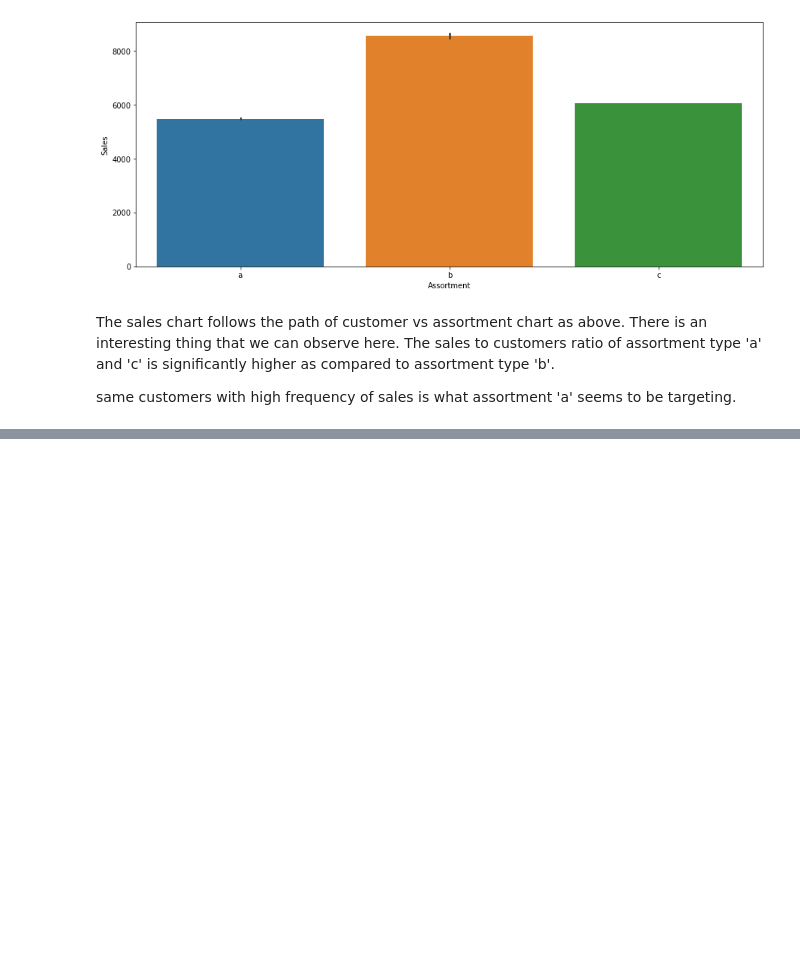
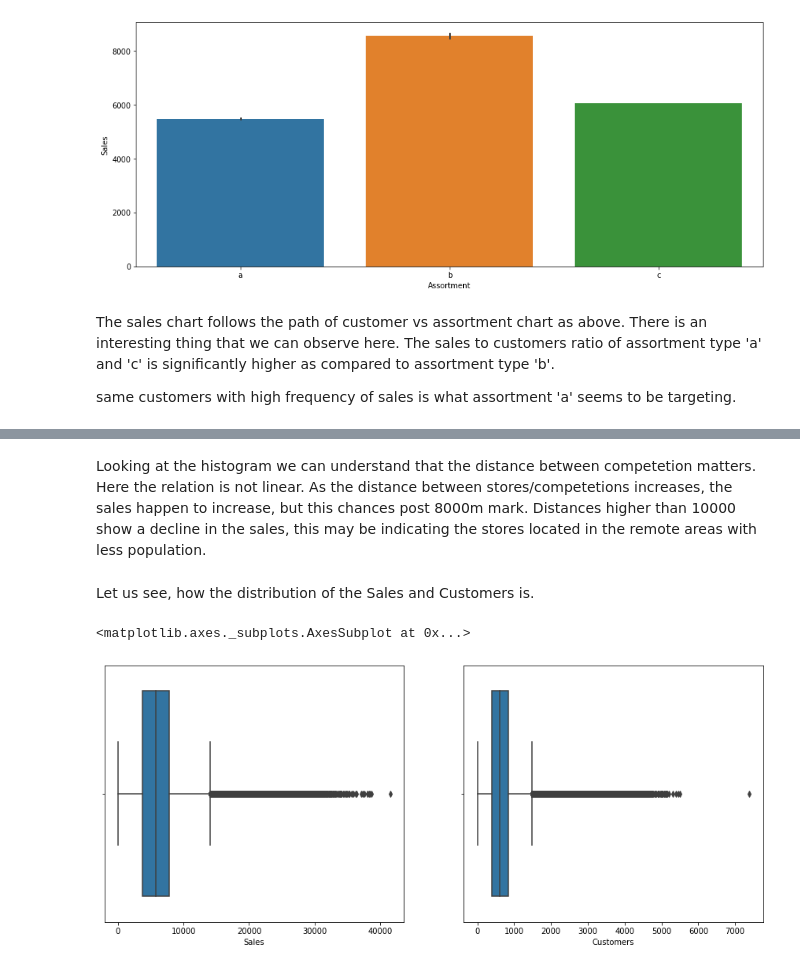
Before and after one commit to vinayakpotdar2114/Capstone-Project-2-Sales-Prediction-Rossmann-Sales-Prediction, a Jupyter notebook: Sales_Prediction_Rossmann_Sales_Prediction_Capstone_2.ipynb, the cells around one changed output, grey strips where cells are left out. Cells and saved outputs as stored; diff of their text form; code cells hidden in the pictures; blank space fills up the shorter version.

```diff
--- a/Sales_Prediction_Rossmann_Sales_Prediction_Capstone_2.ipynb
+++ b/Sales_Prediction_Rossmann_Sales_Prediction_Capstone_2.ipynb
@@ -442,0 +441,11 @@ dataset.plot(kind='kde',x='CompetitionDistance',y='Sales',figsize=(15,6))
+# %% [markdown]
+Looking at the histogram we can understand that the distance between competetion matters. Here the relation is not linear. As the distance between stores/competetions increases, the sales happen to increase, but this chances post 8000m mark. Distances higher than 10000 show a decline in the sales, this may be indicating the stores located in the remote areas with less population.
+# %% [markdown]
+Let us see, how the distribution of the Sales and Customers is.
+# %%
+fig, (axis1,axis2) = plt.subplots(1,2,figsize=(15,6))
+sns.boxplot(x= rs_data["Sales"],ax=axis1)
+sns.boxplot(x= rs_data["Customers"],ax=axis2)
+# %% [output]
+<matplotlib.axes._subplots.AxesSubplot at 0x...>
+[figure, added]
```
Also changed, not shown: parts of 7 cells of this notebook.
